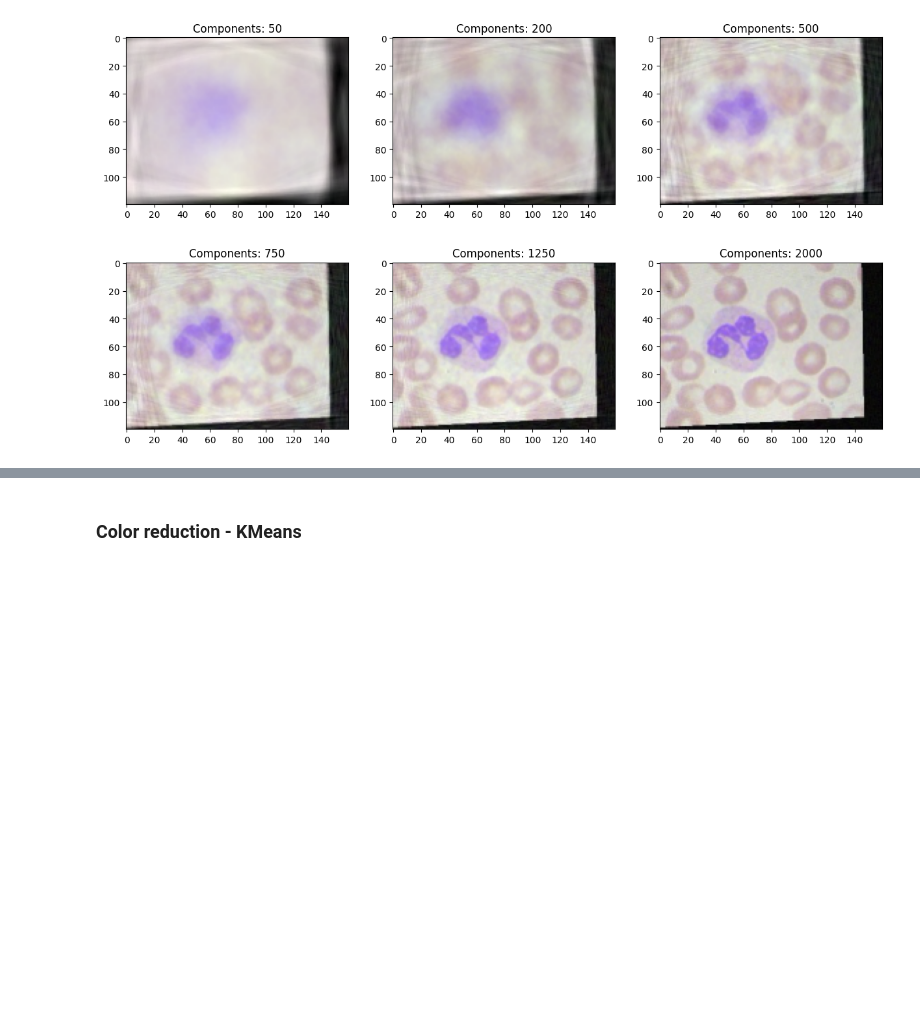
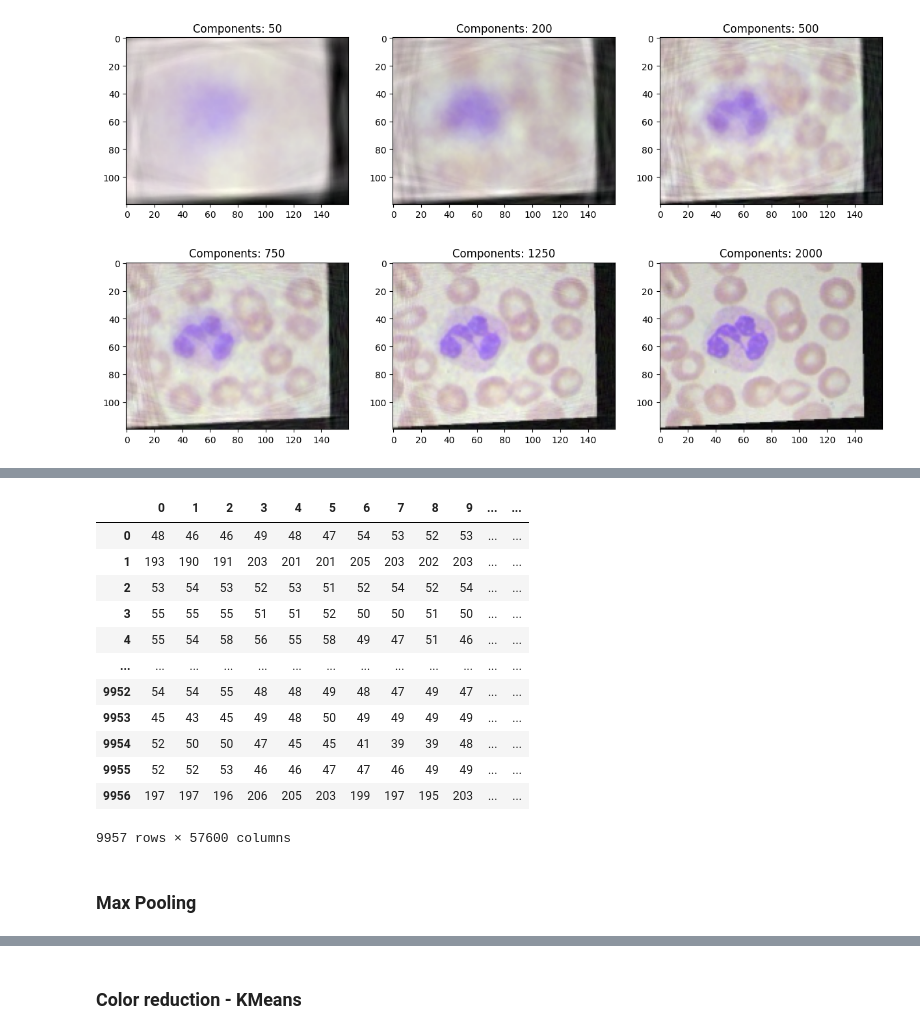
Before and after one commit to noamya-sh/Blood-Cells-ML-Course, a Jupyter notebook: Final Project - Blood cells.ipynb, the cells around one changed output, grey strips where cells are left out. Saved outputs shown, nothing was run; the diff lists cells and outputs as text; code cells hidden in the pictures; blank space fills up the shorter version.

```diff
--- a/Final Project - Blood cells.ipynb
+++ b/Final Project - Blood cells.ipynb
@@ -267,3 +271,21 @@ df_test_reconstructed_pca['label'] = df_test.iloc[:, -1]
 # %%
 df_train_reconstructed_pca.to_csv('train_pca.csv', index=False)
 df_test_reconstructed_pca.to_csv('test_pca.csv', index=False)
+# %%
+df_train_reconstructed_pca
+# %% [output]
+|  | 0 | 1 | 2 | 3 | 4 | 5 | 6 | 7 | 8 | 9 | ... | ... |
+| 0 | 48 | 46 | 46 | 49 | 48 | 47 | 54 | 53 | 52 | 53 | ... | ... |
+| 1 | 193 | 190 | 191 | 203 | 201 | 201 | 205 | 203 | 202 | 203 | ... | ... |
+| 2 | 53 | 54 | 53 | 52 | 53 | 51 | 52 | 54 | 52 | 54 | ... | ... |
+| 3 | 55 | 55 | 55 | 51 | 51 | 52 | 50 | 50 | 51 | 50 | ... | ... |
+| 4 | 55 | 54 | 58 | 56 | 55 | 58 | 49 | 47 | 51 | 46 | ... | ... |
+| ... | ... | ... | ... | ... | ... | ... | ... | ... | ... | ... | ... | ... |
+| 9952 | 54 | 54 | 55 | 48 | 48 | 49 | 48 | 47 | 49 | 47 | ... | ... |
+| 9953 | 45 | 43 | 45 | 49 | 48 | 50 | 49 | 49 | 49 | 49 | ... | ... |
+| 9954 | 52 | 50 | 50 | 47 | 45 | 45 | 41 | 39 | 39 | 48 | ... | ... |
+| 9955 | 52 | 52 | 53 | 46 | 46 | 47 | 47 | 46 | 49 | 49 | ... | ... |
+| 9956 | 197 | 197 | 196 | 206 | 205 | 203 | 199 | 197 | 195 | 203 | ... | ... |
+9957 rows × 57600 columns
+# %% [markdown]
+### Max Pooling
```
Also changed, not shown: parts of 58 cells of this notebook.
